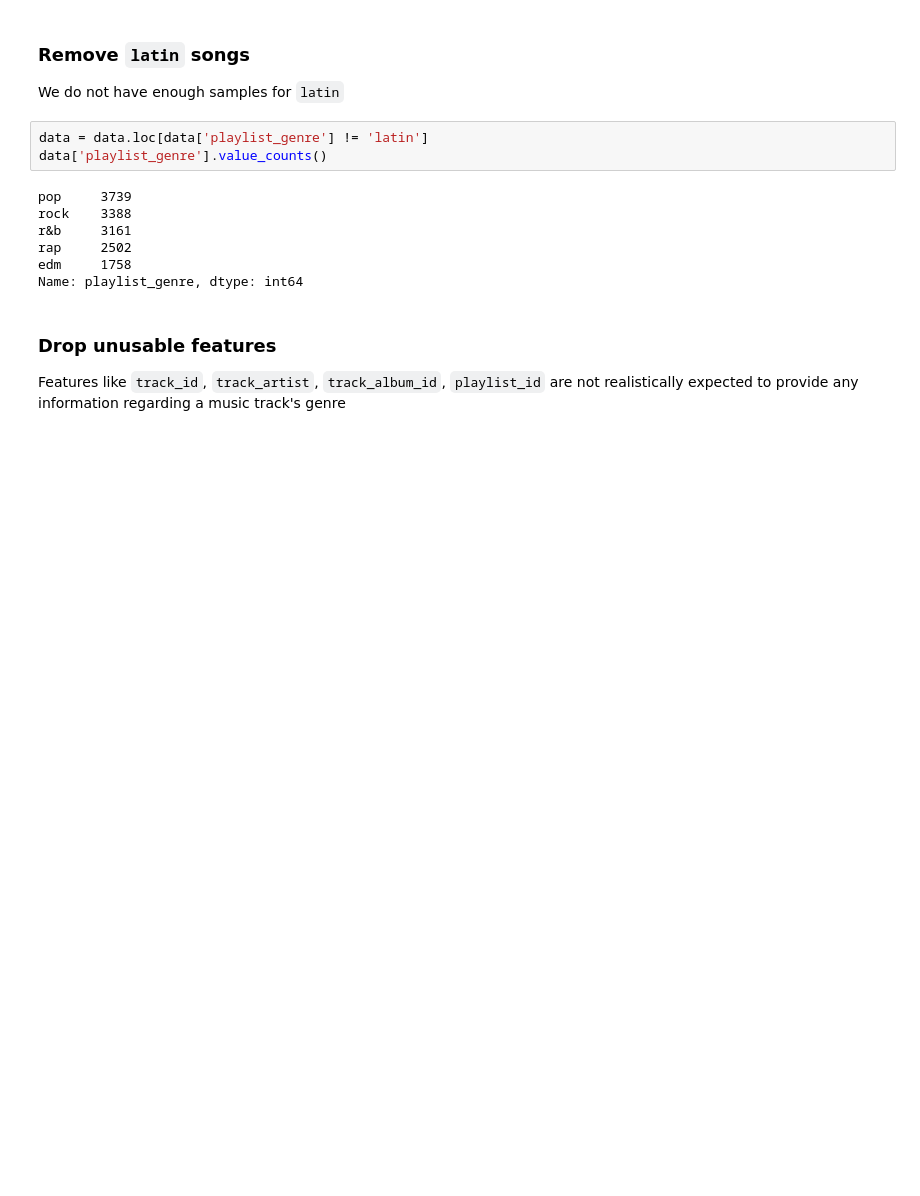
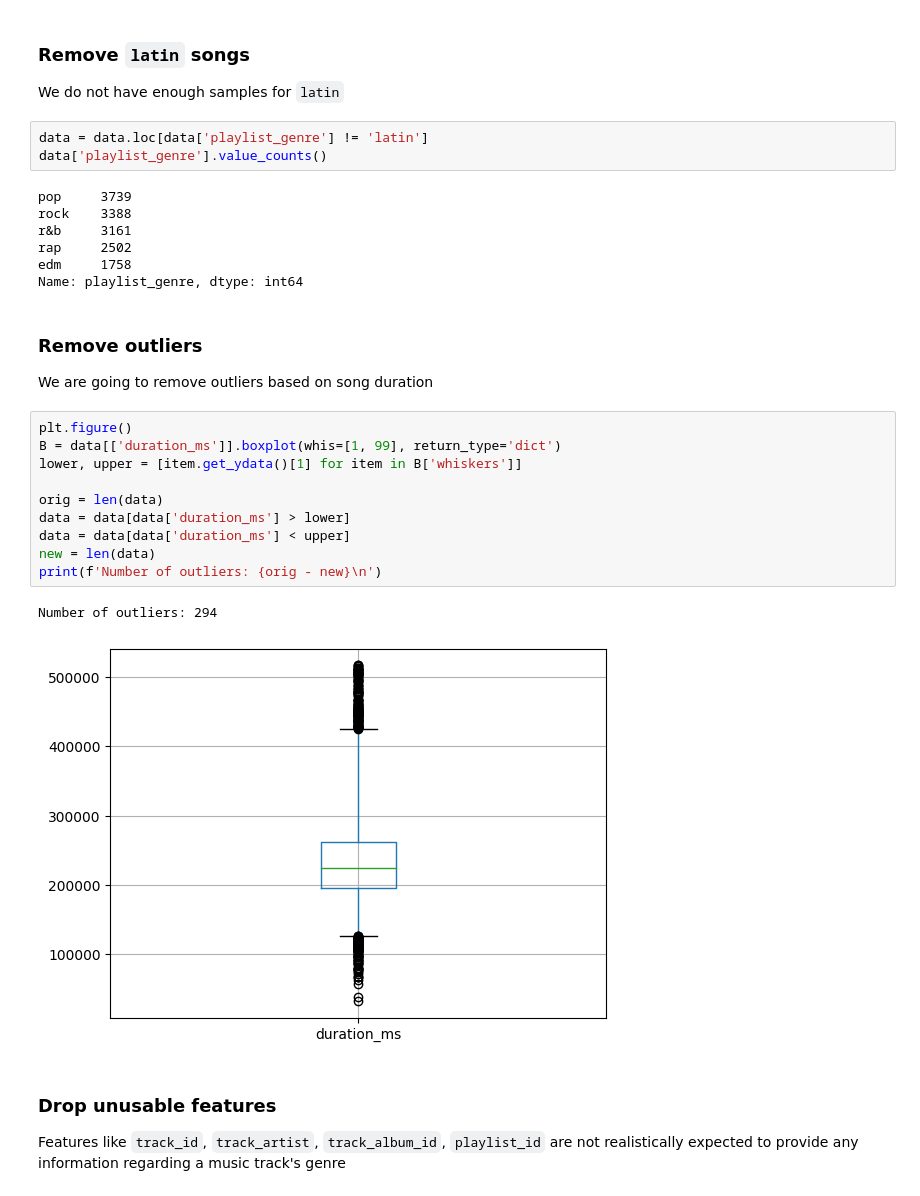
Before and after one commit to sin-of-sloth/muse, a Jupyter notebook: Muse.ipynb, the cells around one changed output. Cells and saved outputs as stored; diff of their text form; blank space fills up the shorter version.

```diff
--- a/Muse.ipynb
+++ b/Muse.ipynb
@@ -164,6 +177,23 @@ r&b     3161
 rap     2502
 edm     1758
 Name: playlist_genre, dtype: int64
+# %% [markdown]
+### Remove outliers
+
+We are going to remove outliers based on song duration
+# %%
+plt.figure()
+B = data[['duration_ms']].boxplot(whis=[1, 99], return_type='dict')
+lower, upper = [item.get_ydata()[1] for item in B['whiskers']]
+
+orig = len(data)
+data = data[data['duration_ms'] > lower]
+data = data[data['duration_ms'] < upper]
+new = len(data)
+print(f'Number of outliers: {orig - new}\n')
+# %% [output]
+Number of outliers: 294
+[figure, added]
 # %% [markdown]
 ### Drop unusable features
 
```
Also changed, not shown: parts of 55 cells of this notebook.
